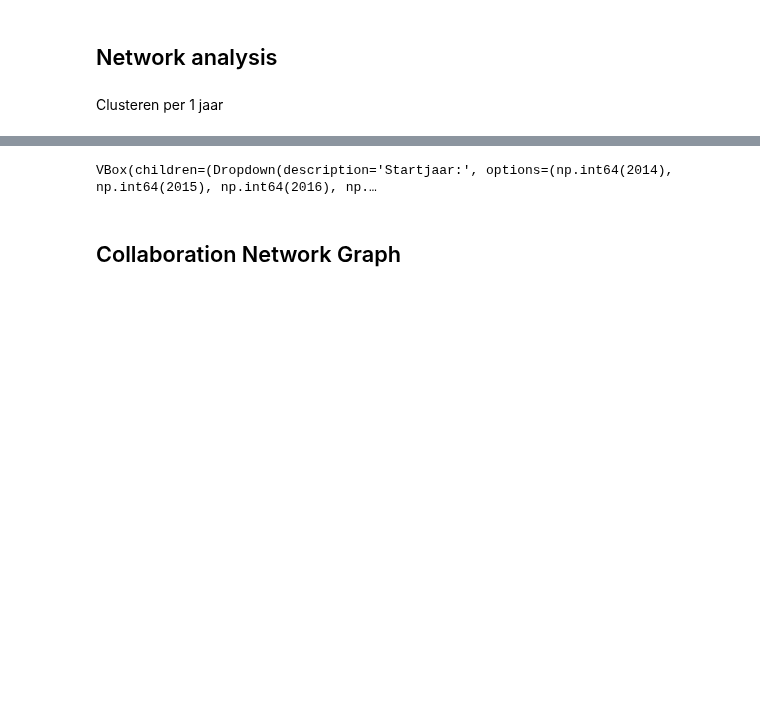
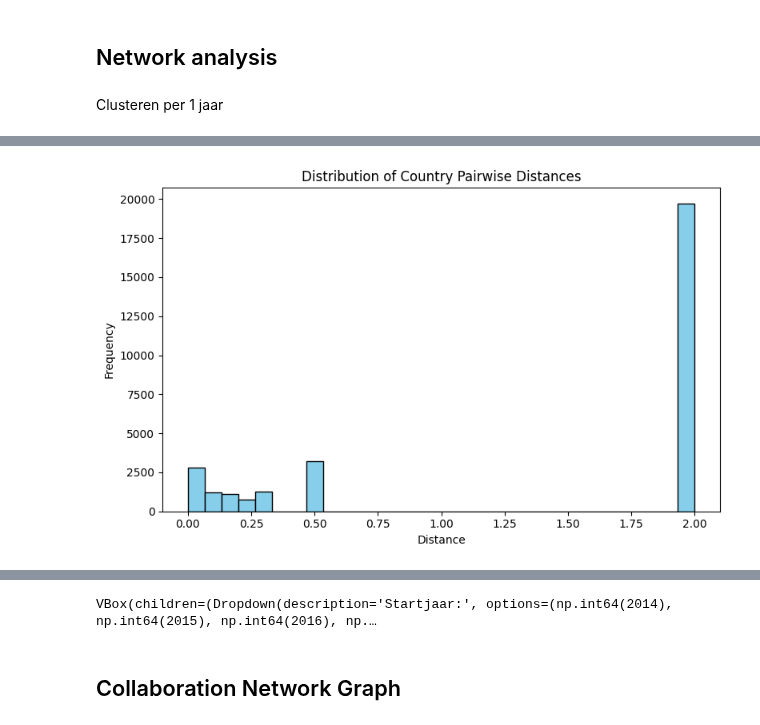
Before and after one commit to mariejatsun/Modern-Data-Analytics-, a Jupyter notebook: analyze.ipynb, the cells around one changed output, grey strips where cells are left out. Saved outputs shown, nothing was run; the diff lists cells and outputs as text; code cells hidden in the pictures; blank space fills up the shorter version.

```diff
--- a/analyze.ipynb
+++ b/analyze.ipynb
@@ -651,0 +860,20 @@ Clusteren per 1 jaar
+# %%
+# Example: after you have your distance matrix
+_, dissimilarity_df3 = country_network_matrices_nonisolated(df_organization)
+
+# Extract off-diagonal values
+distances3 = dissimilarity_df3.values
+off_diag_distances3 = distances3[~np.eye(distances3.shape[0], dtype=bool)]
+
+# Plot histogram
+import matplotlib.pyplot as plt
+
+plt.figure(figsize=(8, 5))
+plt.hist(off_diag_distances3, bins=30, color='skyblue', edgecolor='black')
+plt.title('Distribution of Country Pairwise Distances')
+plt.xlabel('Distance')
+plt.ylabel('Frequency')
+plt.tight_layout()
+plt.show()
+# %% [output]
+[figure, added]
```
Also changed, not shown: parts of 14 cells of this notebook.
